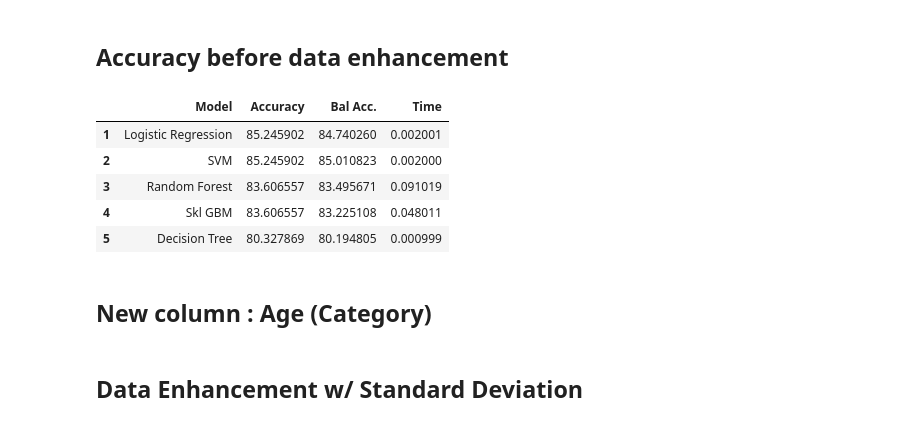
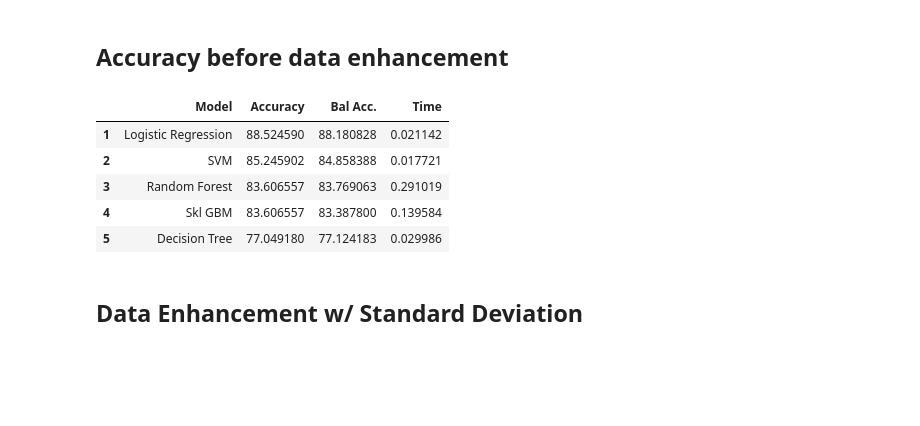
Before and after one commit to jeno-lustyik/hippocratia-challenge, a Jupyter notebook: test.ipynb, the cells around one changed output. Drawn from its saved outputs; the diff is of its cells as text; code cells hidden in the pictures; blank space fills up the shorter version.

```diff
--- a/test.ipynb
+++ b/test.ipynb
@@ -10,8 +10,12 @@ from sklearn.svm import SVC
 from sklearn.tree import DecisionTreeClassifier
 from sklearn.ensemble import RandomForestClassifier
 from sklearn.ensemble import GradientBoostingClassifier
+import seaborn as sns
+import matplotlib.pyplot as plt
 
-heart_df = pd.read_csv('data/heart.csv')
+heart_df = pd.read_csv('heart.csv')
+
+heart_df = heart_df.drop(labels=['exng', 'oldpeak'], axis=1)
 
 x = heart_df.iloc[:, :-1]
 y = heart_df.iloc[:, -1]
@@ -33,46 +70,44 @@ x
 # %% [markdown]
 ## Accuracy before data enhancement
 # %%
-x_train, x_test, y_train, y_test = train_test_split(x, y, test_size=0.2, random_state=0, stratify= y)
+x_train, x_test, y_train, y_test = train_test_split(x, y, test_size=0.2, random_state=0)
 
 x_train = StandardScaler().fit_transform(x_train)
 x_test = StandardScaler().fit_transform(x_test)
 
 results = pd.DataFrame({'Model': [], 'Accuracy': [], 'Bal Acc.': [], 'Time': []})
 
 classifiers = {
     "Decision Tree": DecisionTreeClassifier(),
-    "Random Forest": RandomForestClassifier(),
-    "Skl GBM": GradientBoostingClassifier(),
+    "Random Forest": RandomForestClassifier(n_estimators=100),
+    "Skl GBM": GradientBoostingClassifier(n_estimators=100),
     "Logistic Regression": LogisticRegression(),
     "SVM": SVC()
 }
 
 for model_name, model in classifiers.items():
     start_time = time.time()
     model.fit(x_train, y_train)
     pred = model.predict(x_test)
 
     total_time = time.time() - start_time
 
     results = results.append({"Model": model_name,
                               "Accuracy": metrics.accuracy_score(y_test, pred) * 100,
                               "Bal Acc.": metrics.balanced_accuracy_score(y_test, pred) * 100,
                               "Time": total_time},
                              ignore_index=True)
 
 results_ord = results.sort_values(by=['Accuracy'], ascending=False, ignore_index=True)
 results_ord.index += 1
 results_ord.style.bar(subset=['Accuracy', 'Bal Acc.'], vmin=0, vmax=100, color='#5fba7d')
 # %% [output]
 |  | Model | Accuracy | Bal Acc. | Time |
-| 1 | Logistic Regression | 85.245902 | 84.740260 | 0.002001 |
-| 2 | SVM | 85.245902 | 85.010823 | 0.002000 |
-| 3 | Random Forest | 83.606557 | 83.495671 | 0.091019 |
-| 4 | Skl GBM | 83.606557 | 83.225108 | 0.048011 |
-| 5 | Decision Tree | 80.327869 | 80.194805 | 0.000999 |
+| 1 | Logistic Regression | 88.524590 | 88.180828 | 0.021142 |
+| 2 | SVM | 85.245902 | 84.858388 | 0.017721 |
+| 3 | Random Forest | 83.606557 | 83.769063 | 0.291019 |
+| 4 | Skl GBM | 83.606557 | 83.387800 | 0.139584 |
+| 5 | Decision Tree | 77.049180 | 77.124183 | 0.029986 |
-# %% [markdown]
-## New column : Age (Category)
 # %% [markdown]
 ## Data Enhancement w/ Standard Deviation
 # %%
```
Also changed, not shown: parts of 13 cells of this notebook.
